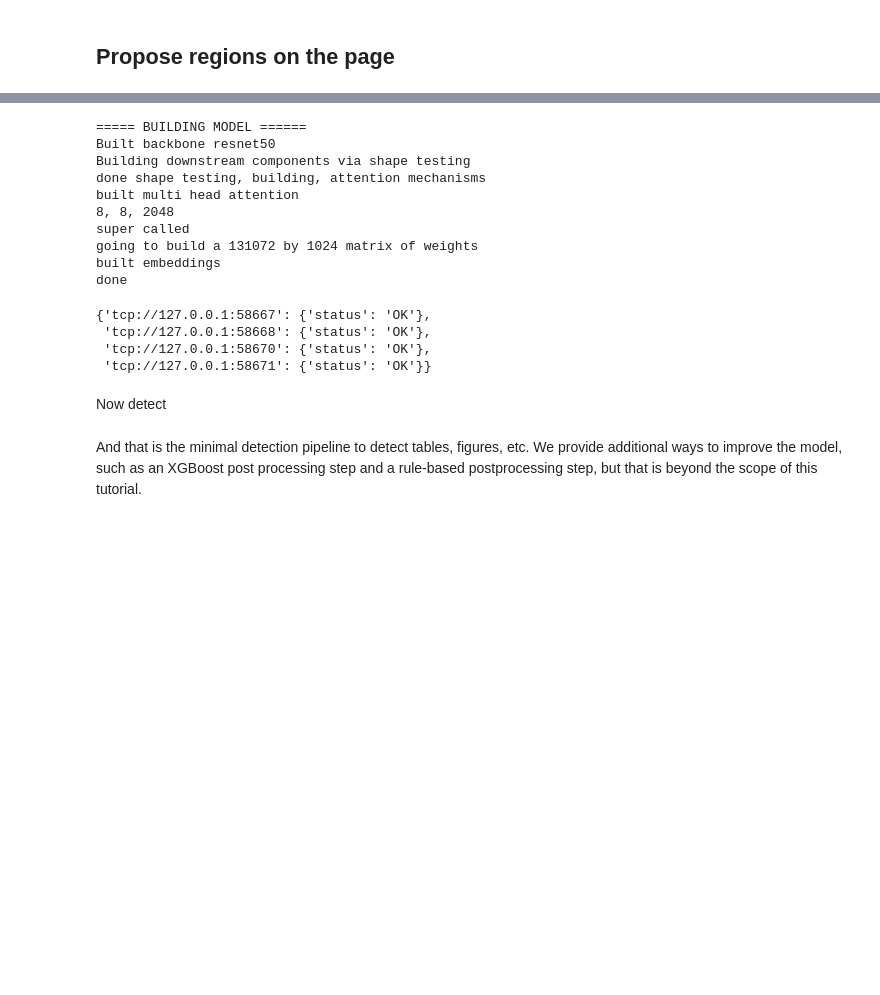
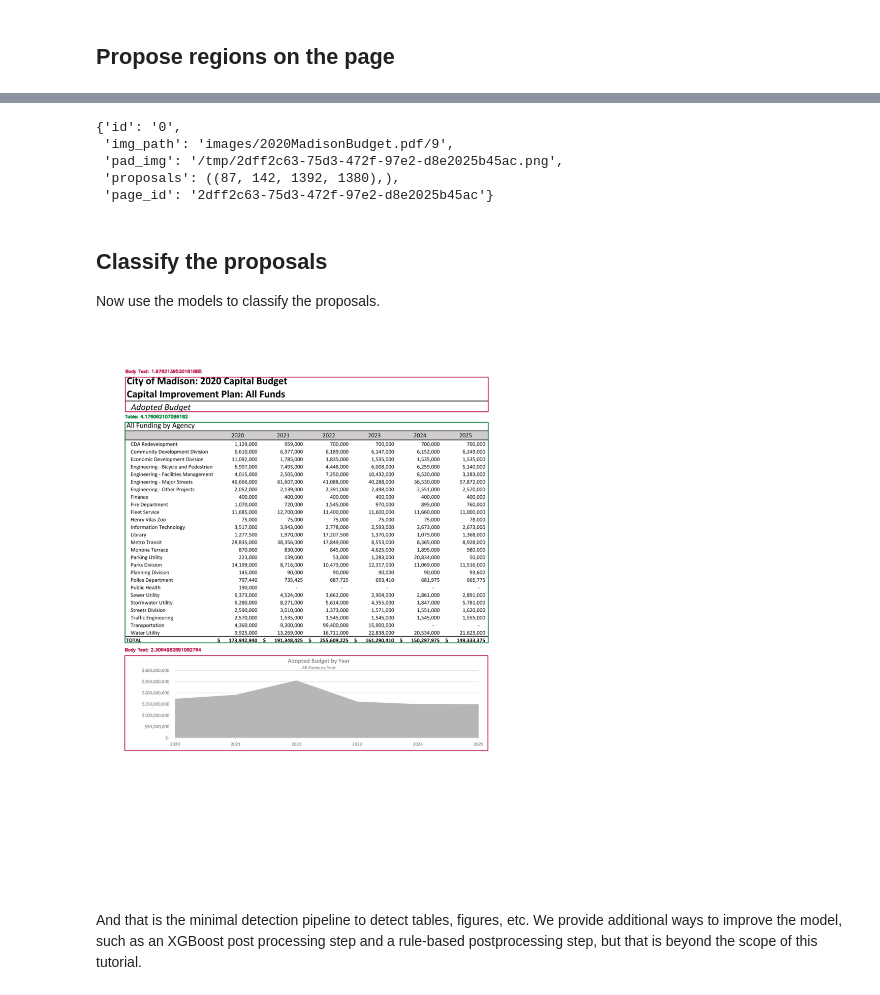
Before and after one commit to UW-COSMOS/Cosmos, a Jupyter notebook: examples/detection.ipynb, the cells around one changed output, grey strips where cells are left out. Cells and saved outputs as stored; diff of their text form; code cells hidden in the pictures; blank space fills up the shorter version.

Commit message:
Update requirements, make some changes for the ingest api

```diff
--- a/examples/detection.ipynb
+++ b/examples/detection.ipynb
@@ -29,7 +60,7 @@ DEBUG:asyncio:Using selector: KqueueSelector
 
 Next, we can prepare the PDF files. We'll use the documents in the example_docs directory, but you can point to your own documents to try it out. We also create a dataset id, which we will use to access our results later.
 # %%
-documents_directory = './example_docs'
+documents_directory = './MadisonBudgets'
 dataset_id = 'example'
 pdfs = client.submit(prepare_pdf_objs, documents_directory, dataset_id)
 pdfs = pdfs.result()
@@ -39,6 +70,6 @@ pdfs = pdfs.result()
 We're going to not use subtasks. As a result we're going to need to call result() to synchronize and flatten lists.
 # %%
 client.scatter(pdfs) # PDFs have lots of bytes, good to scatter them first
-pdf_images = [client.submit(pdf_to_images, pdf) for pdf in pdfs]
+pdf_images = [client.submit(pdf_to_images, pdf, False, 'images') for pdf in pdfs]
 pdf_images = [p.result() for p in pdf_images]
 images = [i for j in pdf_images for i in j]
@@ -63,25 +87,14 @@ We load the model from pretrained weights, and supply the model config. We'll ru
-# %%
-model_config = '../cosmos/ingestion/ingest/process/configs/model_config.yaml'
-weights_pth = '../cosmos/weights/model_weights.pth'
-device_str = 'cpu'
-plugin = DetectPlugin(model_config, weights_pth, device_str, keep_bytes=False)
-client.register_worker_plugin(plugin)
-# %% [output]
-===== BUILDING MODEL ======
-Built backbone resnet50
-Building downstream components via shape testing
-done shape testing, building, attention mechanisms
-built multi head attention
-8, 8, 2048
-super called
-going to build a 131072 by 1024 matrix of weights
-built embeddings
-done
-{'tcp://127.0.0.1:58667': {'status': 'OK'},
- 'tcp://127.0.0.1:58668': {'status': 'OK'},
- 'tcp://127.0.0.1:58670': {'status': 'OK'},
- 'tcp://127.0.0.1:58671': {'status': 'OK'}}
-# %% [markdown]
-Now detect
+# %%
+proposals[0].result()
+# %% [output]
+{'id': '0',
+ 'img_path': 'images/2020MadisonBudget.pdf/9',
+ 'pad_img': '/tmp/2dff2c63-75d3-472f-97e2-d8e2025b45ac.png',
+ 'proposals': ((87, 142, 1392, 1380),),
+ 'page_id': '2dff2c63-75d3-472f-97e2-d8e2025b45ac'}
+# %% [markdown]
+## Classify the proposals
+
+Now use the models to classify the proposals.
 # %%
 detected_objs = client.map(detect, proposals)
@@ -89,2 +101,13 @@ detected_objs[0].result()
+# %%
+plt.figure(figsize = (20,20))
+plt.axis('off')
+r = detected_objs[11].result()
+with open('../cosmos/config/classes.yaml') as rf:
+    classes = yaml.load(rf)['classes']
+viz = visualize_prediction(r, classes)
+plt.imshow(viz)
+plt.show()
+# %% [output]
+[figure, added]
 # %% [markdown]
 And that is the minimal detection pipeline to detect tables, figures, etc. We provide additional ways to improve the model, such as an XGBoost post processing step and a rule-based postprocessing step, but that is beyond the scope of this tutorial.
```
Also changed, not shown: parts of 10 cells of this notebook, 7 other files.
